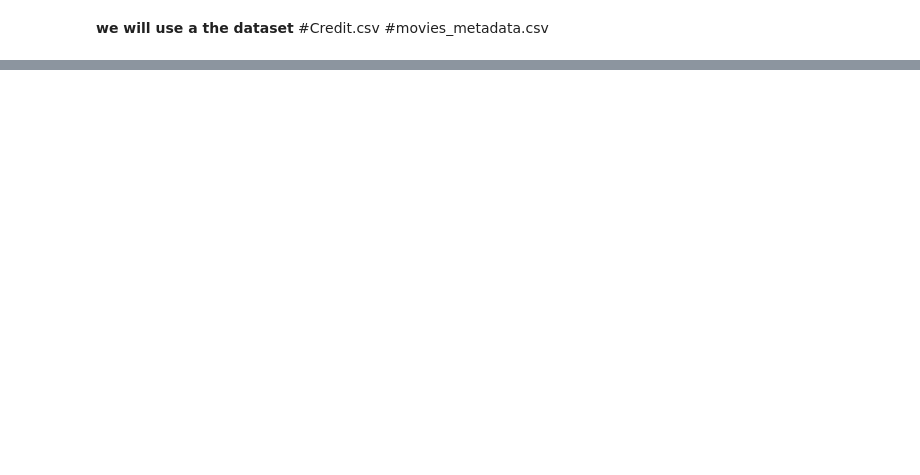
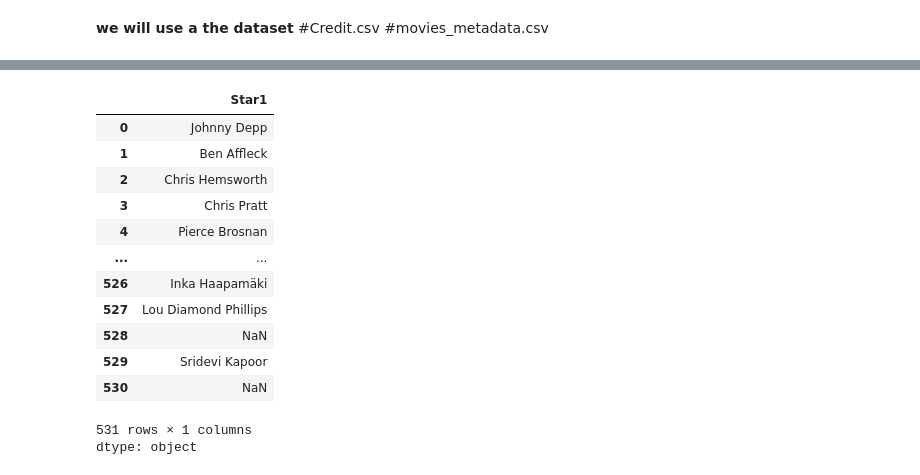
Before and after one commit to MudassirABBASSi/Recommendation-System-, a Jupyter notebook: Netflix_Movie_Recommendation_System.ipynb, the cells around one changed output, grey strips where cells are left out. Cells and saved outputs as stored; diff of their text form; code cells hidden in the pictures; blank space fills up the shorter version.

```diff
--- a/Netflix_Movie_Recommendation_System.ipynb
+++ b/Netflix_Movie_Recommendation_System.ipynb
@@ -174,0 +264,27 @@ data = pd.merge(new_movie,credit,on = 'id')
+# %%
+def get_actor1(x):
+  cast = []
+  for i in x:
+    cast.append(i.get('name'))
+  if cast == []:
+    return np.NAN
+  else:
+     return(cast[0])
+
+data_p2['Star1'] = data_p2['cast'].map(lambda x: get_actor1(x))
+data_p2['Star1']
+# %% [output]
+|  | Star1 |
+| 0 | Johnny Depp |
+| 1 | Ben Affleck |
+| 2 | Chris Hemsworth |
+| 3 | Chris Pratt |
+| 4 | Pierce Brosnan |
+| ... | ... |
+| 526 | Inka Haapamäki |
+| 527 | Lou Diamond Phillips |
+| 528 | NaN |
+| 529 | Sridevi Kapoor |
+| 530 | NaN |
+531 rows × 1 columns
+dtype: object
```
Also changed, not shown: parts of 32 cells of this notebook.
